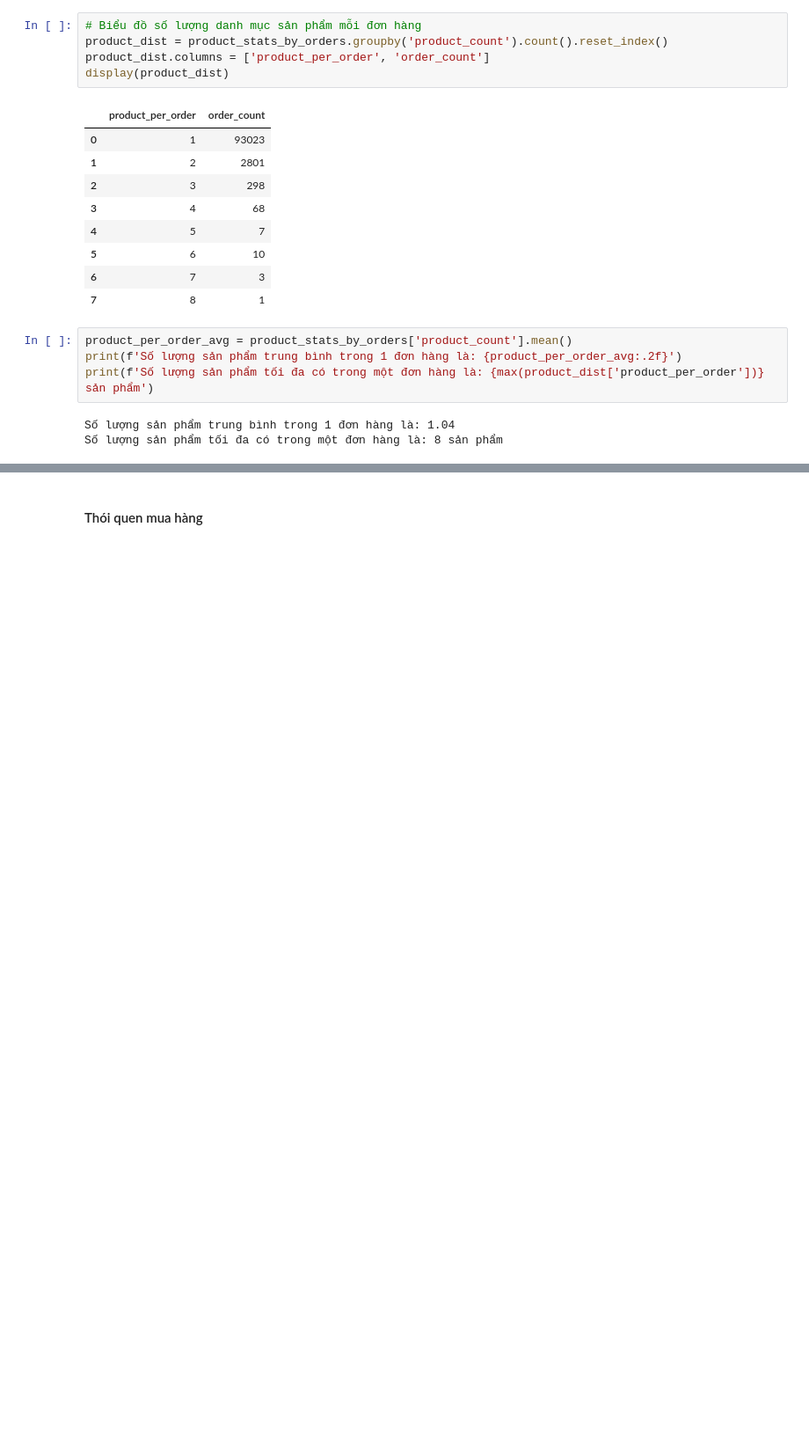
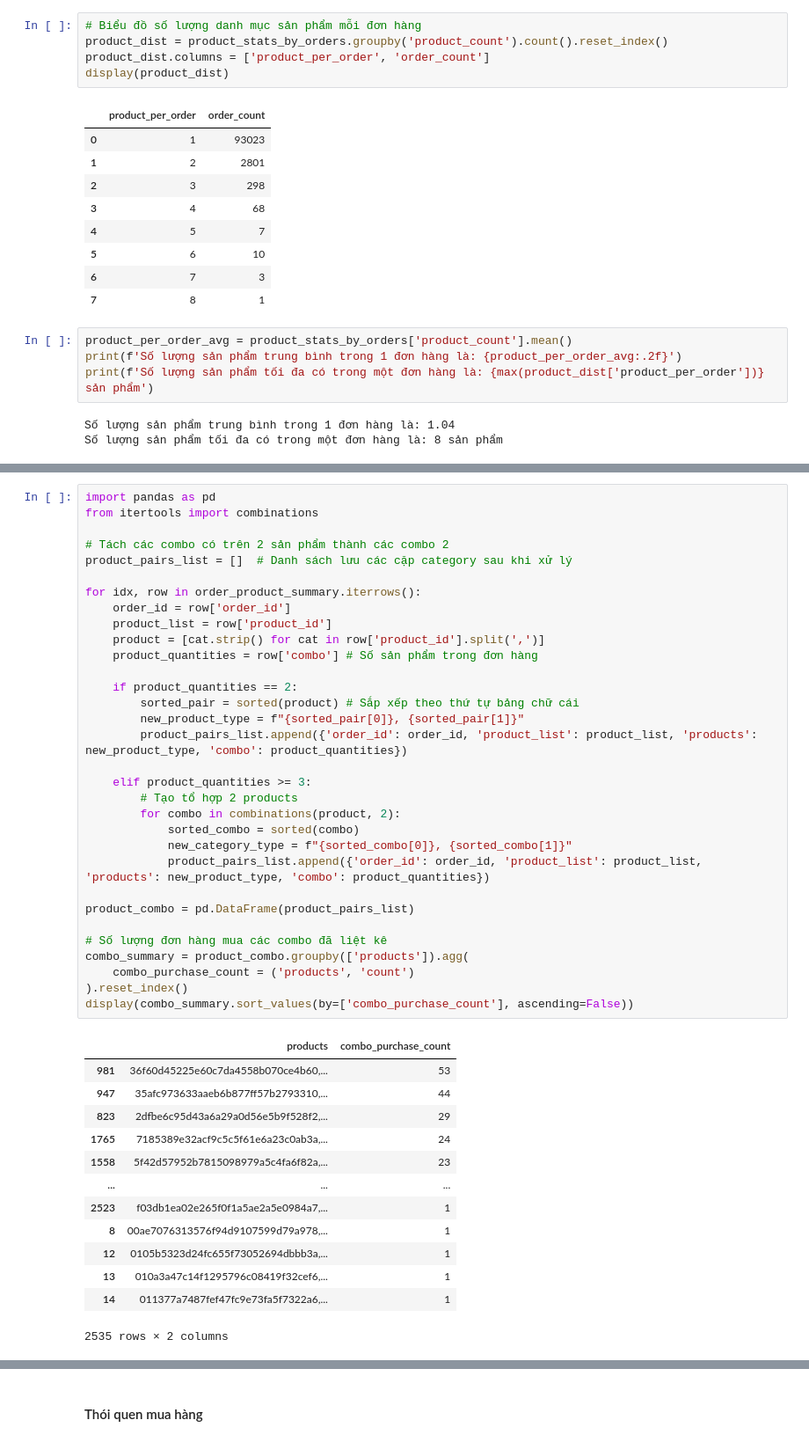
Before and after one commit to vduong042/Brazilian-E-Commerce-Analysis, a Jupyter notebook: descriptive_analysis.ipynb, the cells around one changed output, grey strips where cells are left out. Shown at 88% size. Cells and saved outputs as stored; diff of their text form; blank space fills up the shorter version.

```diff
--- a/descriptive_analysis.ipynb
+++ b/descriptive_analysis.ipynb
@@ -1319,0 +1288,46 @@ Combo sản phẩm được khách hàng mua nhiều nhất: 36f60d45225e60c7da4
+# %%
+import pandas as pd
+from itertools import combinations
+
+# Tách các combo có trên 2 sản phẩm thành các combo 2
+product_pairs_list = []  # Danh sách lưu các cặp category sau khi xử lý
+
+for idx, row in order_product_summary.iterrows():
+    order_id = row['order_id']
+    product_list = row['product_id']
+    product = [cat.strip() for cat in row['product_id'].split(',')]
+    product_quantities = row['combo'] # Số sản phẩm trong đơn hàng
+
+    if product_quantities == 2:
+        sorted_pair = sorted(product) # Sắp xếp theo thứ tự bảng chữ cái
+        new_product_type = f"{sorted_pair[0]}, {sorted_pair[1]}"
+        product_pairs_list.append({'order_id': order_id, 'product_list': product_list, 'products': new_product_type, 'combo': product_quantities})
+
+    elif product_quantities >= 3:
+        # Tạo tổ hợp 2 products
+        for combo in combinations(product, 2):
+            sorted_combo = sorted(combo)
+            new_category_type = f"{sorted_combo[0]}, {sorted_combo[1]}"
+            product_pairs_list.append({'order_id': order_id, 'product_list': product_list, 'products': new_product_type, 'combo': product_quantities})
+
+product_combo = pd.DataFrame(product_pairs_list)
+
+# Số lượng đơn hàng mua các combo đã liệt kê
+combo_summary = product_combo.groupby(['products']).agg(
+    combo_purchase_count = ('products', 'count')
+).reset_index()
+display(combo_summary.sort_values(by=['combo_purchase_count'], ascending=False))
+# %% [output]
+|  | products | combo_purchase_count |
+| 981 | 36f60d45225e60c7da4558b070ce4b60,... | 53 |
+| 947 | 35afc973633aaeb6b877ff57b2793310,... | 44 |
+| 823 | 2dfbe6c95d43a6a29a0d56e5b9f528f2,... | 29 |
+| 1765 | 7185389e32acf9c5c5f61e6a23c0ab3a,... | 24 |
+| 1558 | 5f42d57952b7815098979a5c4fa6f82a,... | 23 |
+| ... | ... | ... |
+| 2523 | f03db1ea02e265f0f1a5ae2a5e0984a7,... | 1 |
+| 8 | 00ae7076313576f94d9107599d79a978,... | 1 |
+| 12 | 0105b5323d24fc655f73052694dbbb3a,... | 1 |
+| 13 | 010a3a47c14f1295796c08419f32cef6,... | 1 |
+| 14 | 011377a7487fef47fc9e73fa5f7322a6,... | 1 |
+2535 rows × 2 columns
```
Also changed, not shown: parts of 21 cells of this notebook.
